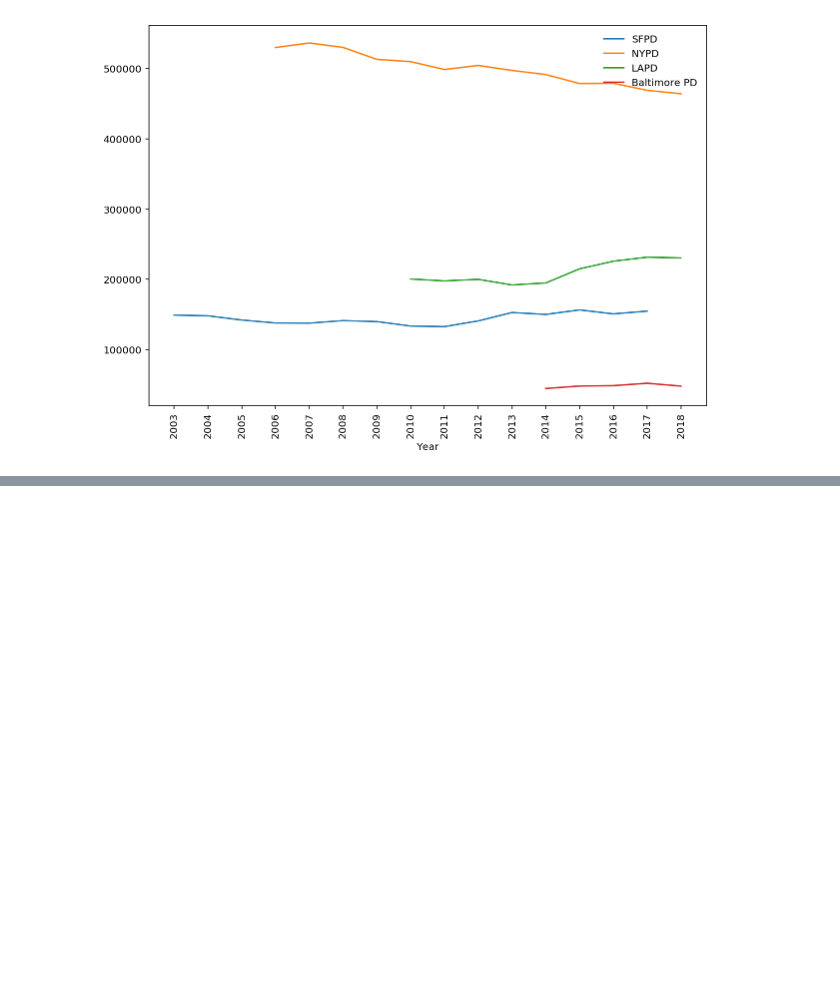
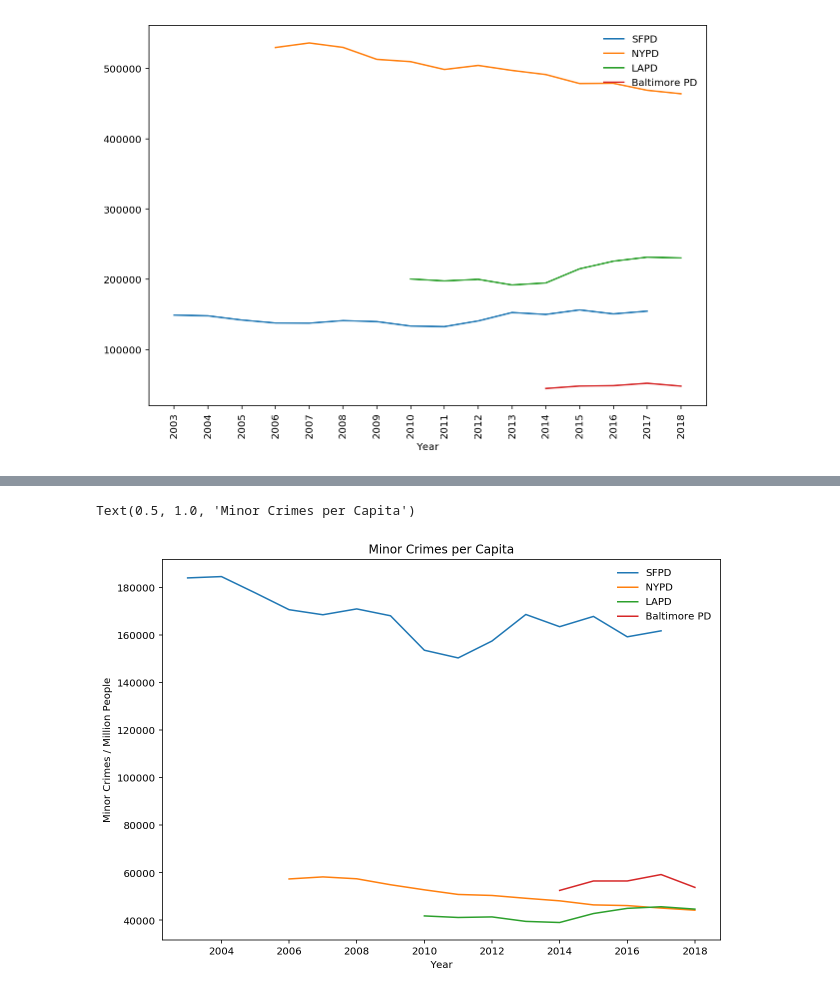
Before and after one commit to cho244/PoliceReports, a Jupyter notebook: Clearning.ipynb, the cells around one changed output, grey strips where cells are left out. Cells and saved outputs as stored; diff of their text form; code cells hidden in the pictures; blank space fills up the shorter version.

```diff
--- a/Clearning.ipynb
+++ b/Clearning.ipynb
@@ -210,0 +278,15 @@ la_pop
+# %%
+plt.figure(figsize = (10,7))
+plt.plot(sf_pop['Year'],sf_pop['Normalized_lesser'], label = 'SFPD')
+plt.plot(ny_pop['Year'],ny_pop['Normalized_lesser'], label = 'NYPD')
+plt.plot(la_pop['Year'],la_pop['Normalized_lesser'], label = 'LAPD')
+plt.plot(balt_pop['Year'],balt_pop['Normalized_lesser'], label = 'Baltimore PD')
+plt.legend(loc='upper right', frameon=False)
+
+#plt.xticks(rotation='vertical')
+plt.xlabel('Year')
+plt.ylabel('Minor Crimes / Million People')
+plt.title('Minor Crimes per Capita')
+# %% [output]
+Text(0.5, 1.0, 'Minor Crimes per Capita')
+[figure, added]
```
Also changed, not shown: parts of 7 cells of this notebook.
